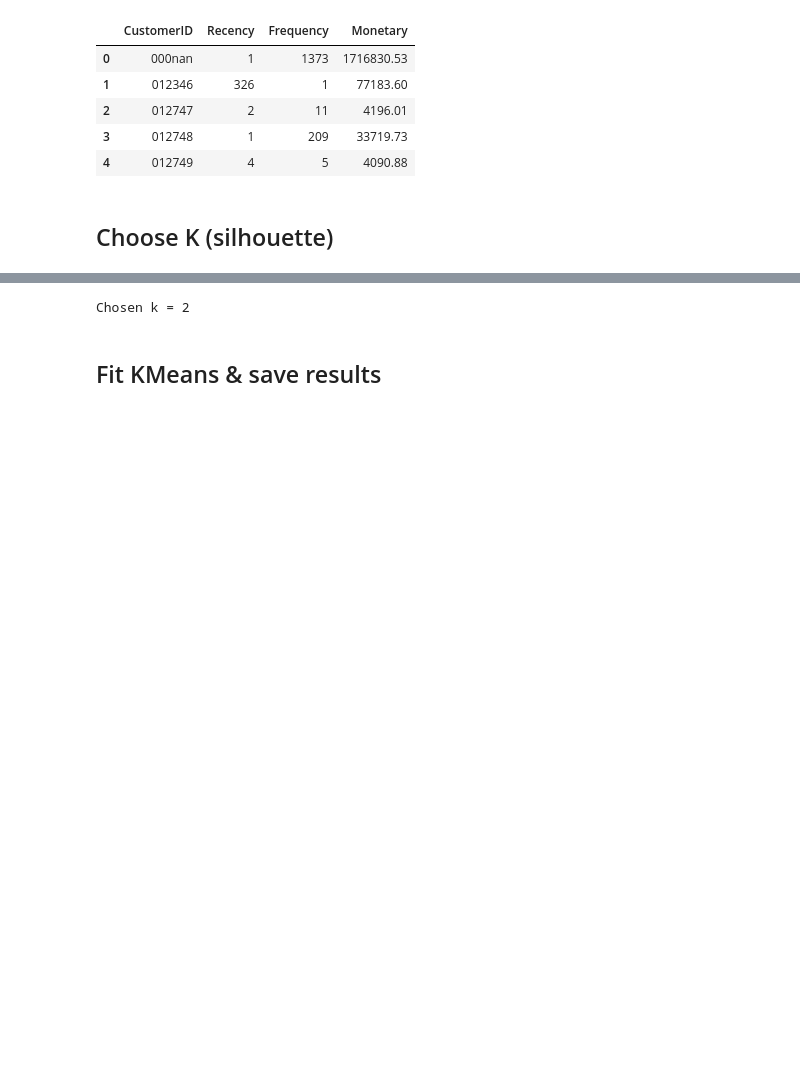
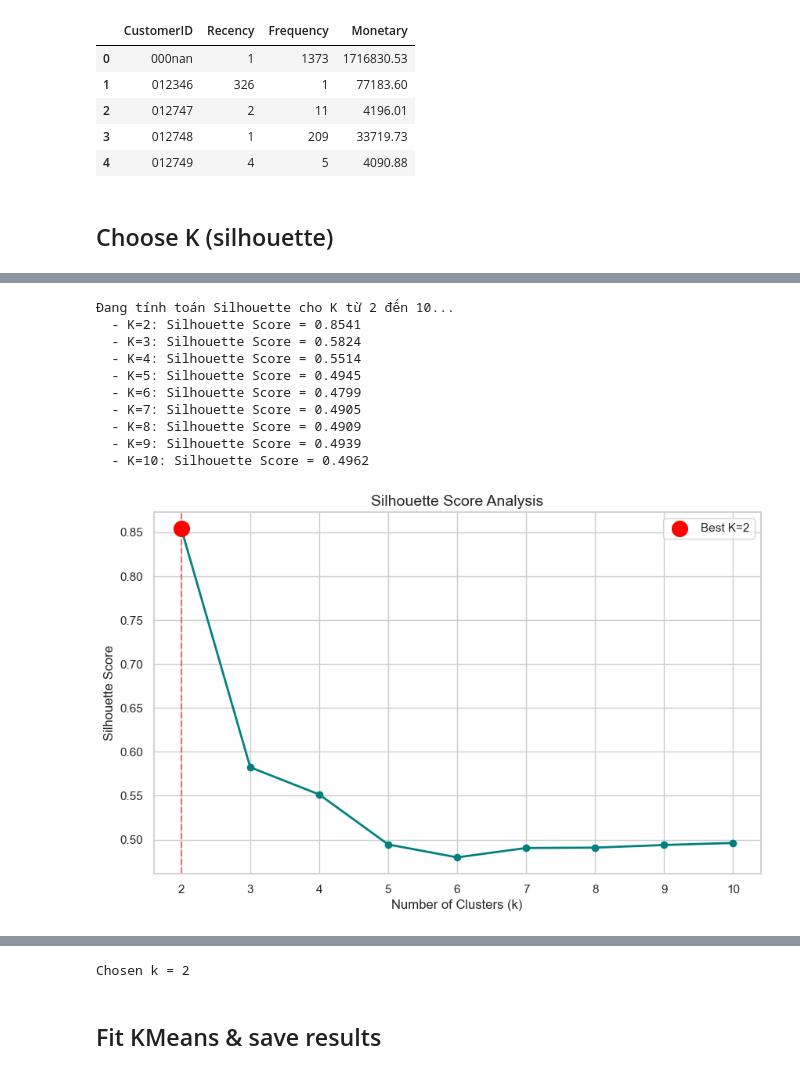
Before and after one commit to nguyenphuomgnam/shop_cluster, a Jupyter notebook: notebooks/runs/clustering_from_rules_run.ipynb, the cells around one changed output, grey strips where cells are left out. Drawn from its saved outputs; the diff is of its cells as text; code cells hidden in the pictures; blank space fills up the shorter version.

Commit message:
Update project: Complete clustering pipeline and readme

```diff
--- a/notebooks/runs/clustering_from_rules_run.ipynb
+++ b/notebooks/runs/clustering_from_rules_run.ipynb
@@ -165,0 +147,80 @@ sil_df
+# %%
+# --- CODE THAY THẾ: TÍNH TOÁN & VẼ BIỂU ĐỒ SILHOUETTE ---
+from sklearn.cluster import KMeans
+from sklearn.metrics import silhouette_score
+import pandas as pd
+import matplotlib.pyplot as plt
+import seaborn as sns
+
+# 1. Thiết lập tham số (Nếu chưa có biến K_MIN, K_MAX thì dùng số cứng)
+# Dùng try-except để phòng trường hợp biến chưa được định nghĩa
+try:
+    k_range = range(K_MIN, K_MAX + 1)
+except NameError:
+    k_range = range(2, 11) # Mặc định từ 2 đến 10 nếu thiếu biến
+
+try:
+    r_state = RANDOM_STATE
+except NameError:
+    r_state = 42
+
+silhouette_avgs = []
+
+print(f"Đang tính toán Silhouette cho K từ {k_range.start} đến {k_range.stop - 1}...")
+
+# 2. Vòng lặp tính toán
+for k in k_range:
+    # Chạy KMeans
+    kmeans = KMeans(n_clusters=k, random_state=r_state, n_init=10)
+    cluster_labels = kmeans.fit_predict(X)
+
+    # Tính điểm
+    score = silhouette_score(X, cluster_labels)
+    silhouette_avgs.append(score)
+    print(f"  - K={k}: Silhouette Score = {score:.4f}")
+
+# 3. Tạo DataFrame chuẩn (Đặt tên cột chính xác để tránh lỗi KeyError)
+sil_df = pd.DataFrame({
+    'k': list(k_range),
+    'silhouette_score': silhouette_avgs
+})
+
+# 4. Vẽ biểu đồ ngay tại đây
+plt.figure(figsize=(10, 6))
+sns.set_theme(style="whitegrid")
+
+# Vẽ đường
+plt.plot(sil_df['k'], sil_df['silhouette_score'], marker='o', linestyle='-', linewidth=2, color='teal')
+
+# Tìm và đánh dấu K tốt nhất
+best_idx = sil_df['silhouette_score'].idxmax()
+best_k = sil_df.loc[best_idx, 'k']
+best_score = sil_df.loc[best_idx, 'silhouette_score']
+
+plt.scatter(best_k, best_score, color='red', s=200, zorder=5, label=f'Best K={best_k}')
+plt.axvline(x=best_k, color='red', linestyle='--', alpha=0.5)
+
+plt.title('Silhouette Score Analysis', fontsize=14)
+plt.xlabel('Number of Clusters (k)')
+plt.ylabel('Silhouette Score')
+plt.legend()
+plt.show()
+
+# 5. Xuất ra biến n_clusters để dùng cho các bước sau
+n_clusters = best_k
+print(f"✅ Đã chọn số cụm tối ưu: K = {n_clusters}")
+
+# Trả về sil_df để hiển thị bảng nếu cần
+sil_df
+# %% [output]
+Đang tính toán Silhouette cho K từ 2 đến 10...
+  - K=2: Silhouette Score = 0.8541
+  - K=3: Silhouette Score = 0.5824
+  - K=4: Silhouette Score = 0.5514
+  - K=5: Silhouette Score = 0.4945
+  - K=6: Silhouette Score = 0.4799
+  - K=7: Silhouette Score = 0.4905
+  - K=8: Silhouette Score = 0.4909
+  - K=9: Silhouette Score = 0.4939
+  - K=10: Silhouette Score = 0.4962
+[figure, added]
```
Also changed, not shown: parts of 3 cells of this notebook, 10 other files.
